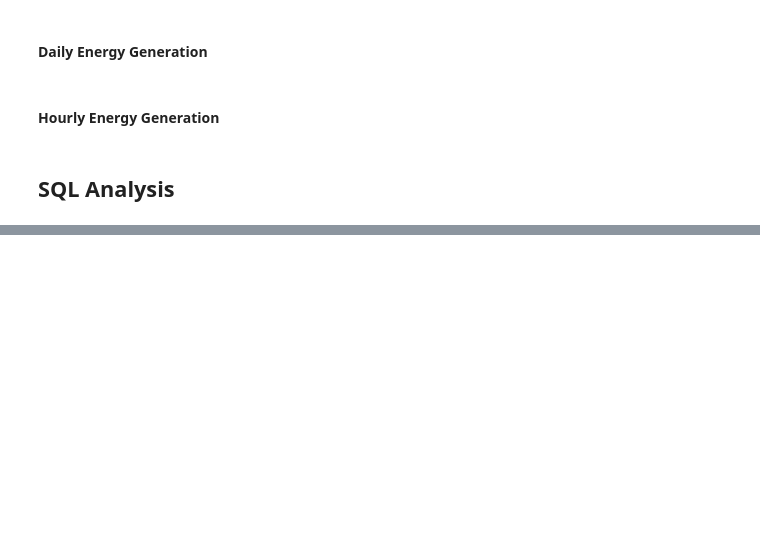
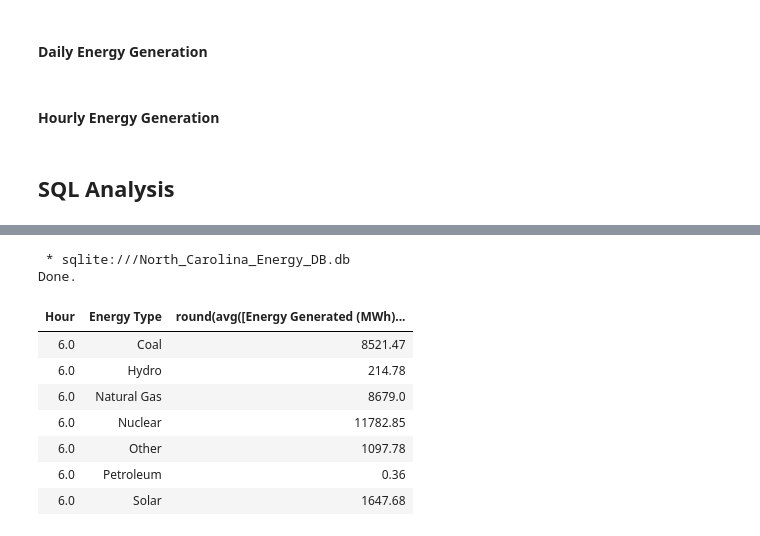
Before and after one commit to HerbSneed/energy_analysis_of_the_carolinas, a Jupyter notebook: north_carolina_energy_analysis.ipynb, the cells around one changed output, grey strips where cells are left out. Drawn from its saved outputs; the diff is of its cells as text; code cells hidden in the pictures; blank space fills up the shorter version.

```diff
--- a/north_carolina_energy_analysis.ipynb
+++ b/north_carolina_energy_analysis.ipynb
@@ -303,2 +429,18 @@ eia_hourly_generation_df.to_sql("NC_HOURLY_ENERGY_GENERATION_DATA", conn, if_exi
 # %%
-%sql select * from NC_HOURLY_ENERGY_GENERATION_DATA order by date desc limit 24;
+%%sql
+select
+    Hour,
+    [Energy Type],
+    round(avg([Energy Generated (MWh)]),2)
+from NC_HOURLY_ENERGY_GENERATION_DATA group by [Energy Type];
+# %% [output]
+ * sqlite:///North_Carolina_Energy_DB.db
+Done.
+| Hour | Energy Type | round(avg([Energy Generated (MWh)... |
+| 6.0 | Coal | 8521.47 |
+| 6.0 | Hydro | 214.78 |
+| 6.0 | Natural Gas | 8679.0 |
+| 6.0 | Nuclear | 11782.85 |
+| 6.0 | Other | 1097.78 |
+| 6.0 | Petroleum | 0.36 |
+| 6.0 | Solar | 1647.68 |
```
Also changed, not shown: parts of 19 cells of this notebook, 2 other files.
